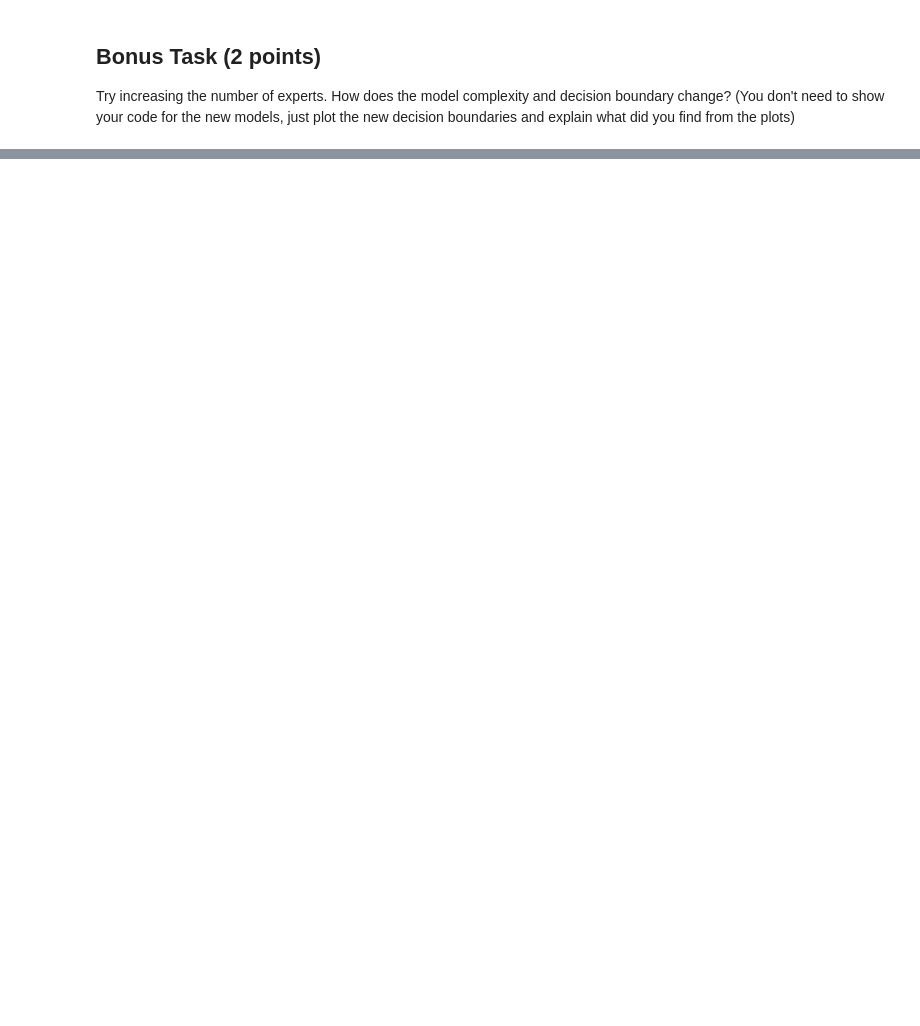
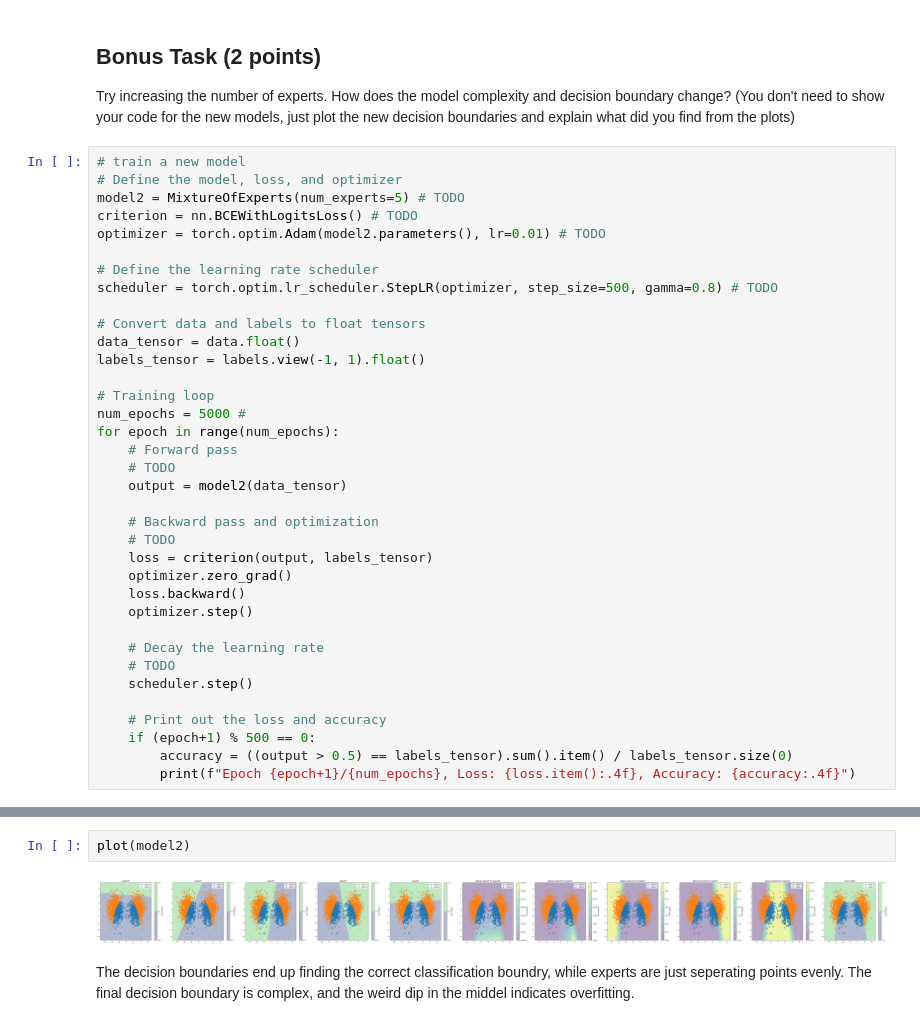
Before and after one commit to RicercarG/Deep-Learning, a Jupyter notebook: Week4/Homework2/Mixture_of_Experts(Student).ipynb, the cells around one changed output, grey strips where cells are left out. Saved outputs shown, nothing was run; the diff lists cells and outputs as text; blank space fills up the shorter version.

```diff
--- a/Week4/Homework2/Mixture_of_Experts(Student).ipynb
+++ b/Week4/Homework2/Mixture_of_Experts(Student).ipynb
@@ -176,3 +203,39 @@ Question: Analyze the decision boundaries. What differences do you observe betwe
 # %% [markdown]
 ## Bonus Task (2 points)
 Try increasing the number of experts. How does the model complexity and decision boundary change? (You don't need to show your code for the new models, just plot the new decision boundaries and explain what did you find from the plots)
+# %%
+# train a new model
+# Define the model, loss, and optimizer
+model2 = MixtureOfExperts(num_experts=5) # TODO
+criterion = nn.BCEWithLogitsLoss() # TODO
+optimizer = torch.optim.Adam(model2.parameters(), lr=0.01) # TODO
+
+# Define the learning rate scheduler
+scheduler = torch.optim.lr_scheduler.StepLR(optimizer, step_size=500, gamma=0.8) # TODO
+
+# Convert data and labels to float tensors
+data_tensor = data.float()
+labels_tensor = labels.view(-1, 1).float()
+
+# Training loop
+num_epochs = 5000 #
+for epoch in range(num_epochs):
+    # Forward pass
+    # TODO
+    output = model2(data_tensor)
+
+    # Backward pass and optimization
+    # TODO
+    loss = criterion(output, labels_tensor)
+    optimizer.zero_grad()
+    loss.backward()
+    optimizer.step()
+
+    # Decay the learning rate
+    # TODO
+    scheduler.step()
+
+    # Print out the loss and accuracy
+    if (epoch+1) % 500 == 0:
+        accuracy = ((output > 0.5) == labels_tensor).sum().item() / labels_tensor.size(0)
+        print(f"Epoch {epoch+1}/{num_epochs}, Loss: {loss.item():.4f}, Accuracy: {accuracy:.4f}")
@@ -178,0 +253,7 @@ Try increasing the number of experts. How does the model complexity and decision
+# %%
+plot(model2)
+# %% [output]
+[figure, added]
+# %% [markdown]
+The decision boundaries end up finding the correct classification boundry, while experts are just seperating points evenly.
+The final decision boundary is complex, and the weird dip in the middel indicates overfitting.
```
Also changed, not shown: parts of 5 cells of this notebook, 2 other files.
